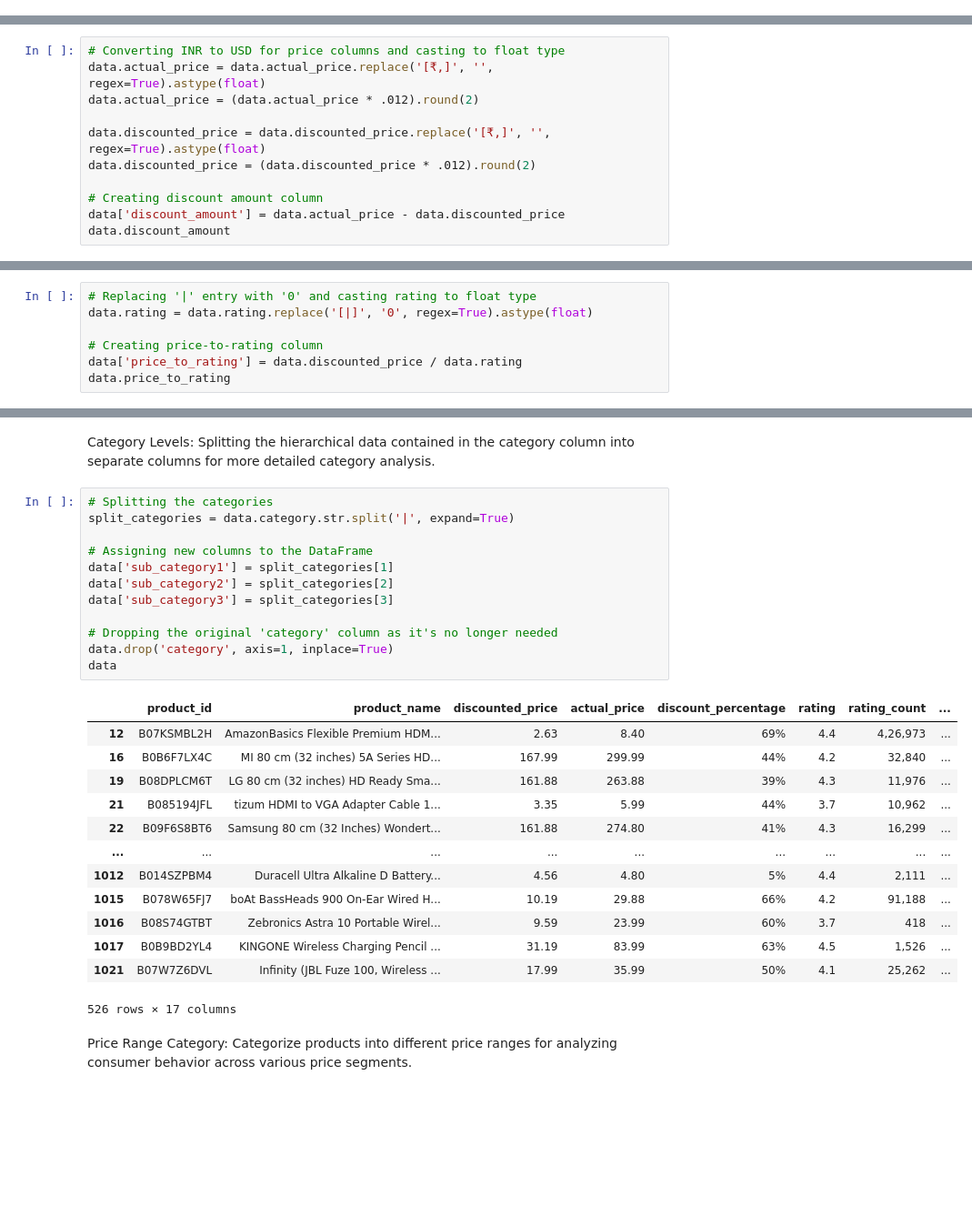
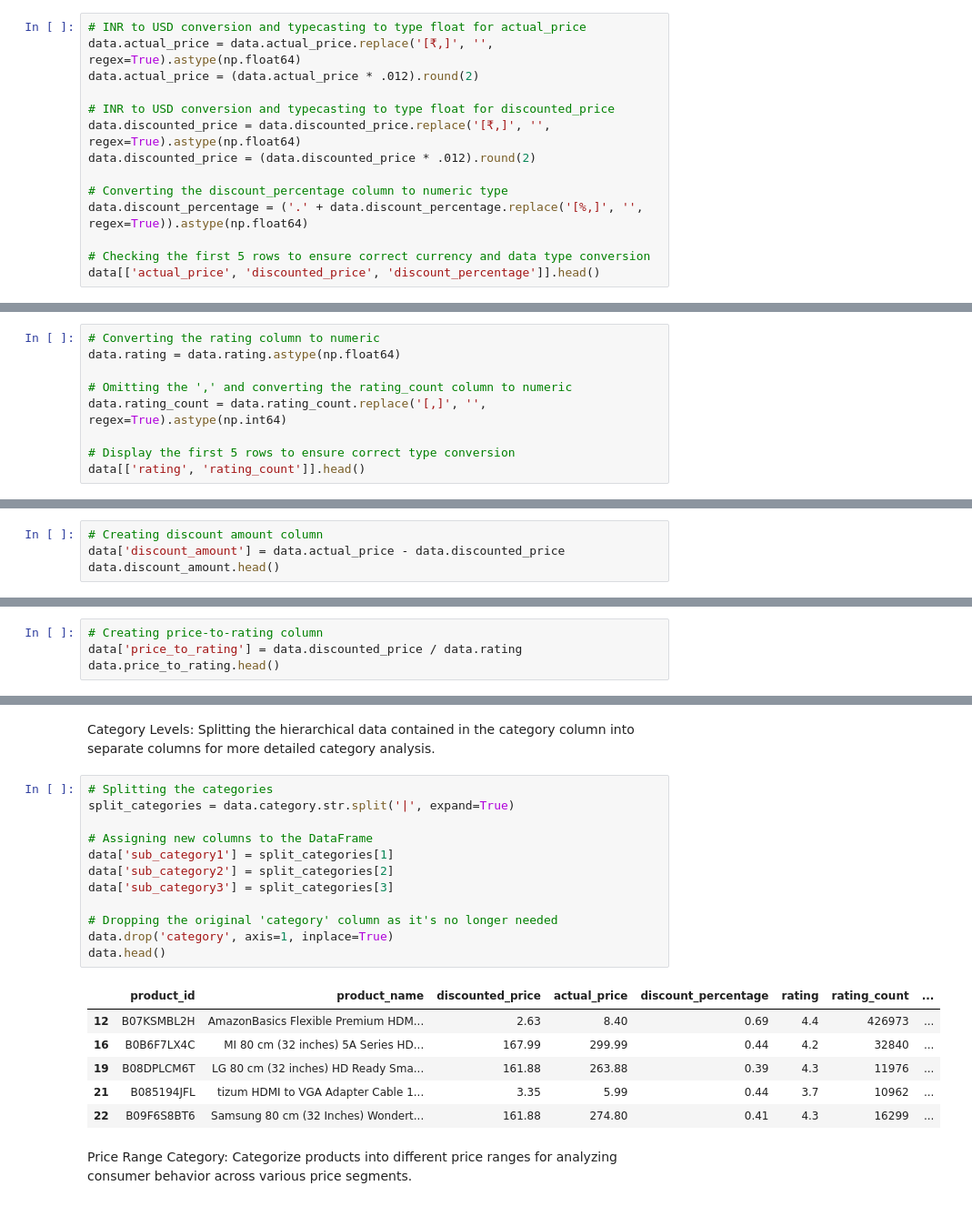
Before and after one commit to anthonyvann/eCommerce-Dataset-Analysis, a Jupyter notebook: EDA.ipynb, the cells around one changed output, grey strips where cells are left out. Shown at 91% size. Cells and saved outputs as stored; diff of their text form; blank space fills up the shorter version.

Commit message:
Update EDA.ipynb
Converted data type of 'discount_percentage' column to numeric.
Organized code involving data cleaning/wrangling to be more intuitive to follow.

```diff
--- a/EDA.ipynb
+++ b/EDA.ipynb
@@ -179,0 +186,14 @@ memory usage: 53.4+ KB
+# %%
+# INR to USD conversion and typecasting to type float for actual_price
+data.actual_price = data.actual_price.replace('[₹,]', '', regex=True).astype(np.float64)
+data.actual_price = (data.actual_price * .012).round(2)
+
+# INR to USD conversion and typecasting to type float for discounted_price
+data.discounted_price = data.discounted_price.replace('[₹,]', '', regex=True).astype(np.float64)
+data.discounted_price = (data.discounted_price * .012).round(2)
+
+# Converting the discount_percentage column to numeric type
+data.discount_percentage = ('.' + data.discount_percentage.replace('[%,]', '', regex=True)).astype(np.float64)
+
+# Checking the first 5 rows to ensure correct currency and data type conversion
+data[['actual_price', 'discounted_price', 'discount_percentage']].head()
@@ -179,0 +207,9 @@ memory usage: 53.4+ KB
+# %%
+# Converting the rating column to numeric
+data.rating = data.rating.astype(np.float64)
+
+# Omitting the ',' and converting the rating_count column to numeric
+data.rating_count = data.rating_count.replace('[,]', '', regex=True).astype(np.int64)
+
+# Display the first 5 rows to ensure correct type conversion
+data[['rating', 'rating_count']].head()
@@ -187,14 +230,7 @@ Feature Engineering
 # %% [markdown]
 Discount Amount: Calculate the absolute discount amount for each product via subtracting discounted price and actual price.
 # %%
-# Converting INR to USD for price columns and casting to float type
-data.actual_price = data.actual_price.replace('[₹,]', '', regex=True).astype(float)
-data.actual_price = (data.actual_price * .012).round(2)
-
-data.discounted_price = data.discounted_price.replace('[₹,]', '', regex=True).astype(float)
-data.discounted_price = (data.discounted_price * .012).round(2)
-
 # Creating discount amount column
 data['discount_amount'] = data.actual_price - data.discounted_price
-data.discount_amount
+data.discount_amount.head()
 # %% [output]
@@ -213,10 +243,7 @@ Name: discount_amount, Length: 526, dtype: float64
 # %% [markdown]
 Price-to-Rating: A Ratio for providing insights into whether higher-priced items tend to have higher or lower ratings.
 # %%
-# Replacing '|' entry with '0' and casting rating to float type
-data.rating = data.rating.replace('[|]', '0', regex=True).astype(float)
-
 # Creating price-to-rating column
 data['price_to_rating'] = data.discounted_price / data.rating
-data.price_to_rating
+data.price_to_rating.head()
 # %% [output]
@@ -258,29 +273,22 @@ Category Levels: Splitting the hierarchical data contained in the category colum
 # %%
 # Splitting the categories
 split_categories = data.category.str.split('|', expand=True)
 
 # Assigning new columns to the DataFrame
 data['sub_category1'] = split_categories[1]
 data['sub_category2'] = split_categories[2]
 data['sub_category3'] = split_categories[3]
 
 # Dropping the original 'category' column as it's no longer needed
 data.drop('category', axis=1, inplace=True)
-data
+data.head()
 # %% [output]
 |  | product_id | product_name | discounted_price | actual_price | discount_percentage | rating | rating_count | ... |
-| 12 | B07KSMBL2H | AmazonBasics Flexible Premium HDM... | 2.63 | 8.40 | 69% | 4.4 | 4,26,973 | ... |
-| 16 | B0B6F7LX4C | MI 80 cm (32 inches) 5A Series HD... | 167.99 | 299.99 | 44% | 4.2 | 32,840 | ... |
-| 19 | B08DPLCM6T | LG 80 cm (32 inches) HD Ready Sma... | 161.88 | 263.88 | 39% | 4.3 | 11,976 | ... |
-| 21 | B085194JFL | tizum HDMI to VGA Adapter Cable 1... | 3.35 | 5.99 | 44% | 3.7 | 10,962 | ... |
-| 22 | B09F6S8BT6 | Samsung 80 cm (32 Inches) Wondert... | 161.88 | 274.80 | 41% | 4.3 | 16,299 | ... |
-| ... | ... | ... | ... | ... | ... | ... | ... | ... |
-| 1012 | B014SZPBM4 | Duracell Ultra Alkaline D Battery... | 4.56 | 4.80 | 5% | 4.4 | 2,111 | ... |
-| 1015 | B078W65FJ7 | boAt BassHeads 900 On-Ear Wired H... | 10.19 | 29.88 | 66% | 4.2 | 91,188 | ... |
-| 1016 | B08S74GTBT | Zebronics Astra 10 Portable Wirel... | 9.59 | 23.99 | 60% | 3.7 | 418 | ... |
-| 1017 | B0B9BD2YL4 | KINGONE Wireless Charging Pencil ... | 31.19 | 83.99 | 63% | 4.5 | 1,526 | ... |
-| 1021 | B07W7Z6DVL | Infinity (JBL Fuze 100, Wireless ... | 17.99 | 35.99 | 50% | 4.1 | 25,262 | ... |
+| 12 | B07KSMBL2H | AmazonBasics Flexible Premium HDM... | 2.63 | 8.40 | 0.69 | 4.4 | 426973 | ... |
+| 16 | B0B6F7LX4C | MI 80 cm (32 inches) 5A Series HD... | 167.99 | 299.99 | 0.44 | 4.2 | 32840 | ... |
+| 19 | B08DPLCM6T | LG 80 cm (32 inches) HD Ready Sma... | 161.88 | 263.88 | 0.39 | 4.3 | 11976 | ... |
+| 21 | B085194JFL | tizum HDMI to VGA Adapter Cable 1... | 3.35 | 5.99 | 0.44 | 3.7 | 10962 | ... |
+| 22 | B09F6S8BT6 | Samsung 80 cm (32 Inches) Wondert... | 161.88 | 274.80 | 0.41 | 4.3 | 16299 | ... |
-526 rows × 17 columns
 # %% [markdown]
 Price Range Category: Categorize products into different price ranges for analyzing consumer behavior across various price segments.
 # %%
```
Also changed, not shown: parts of 11 cells of this notebook.
